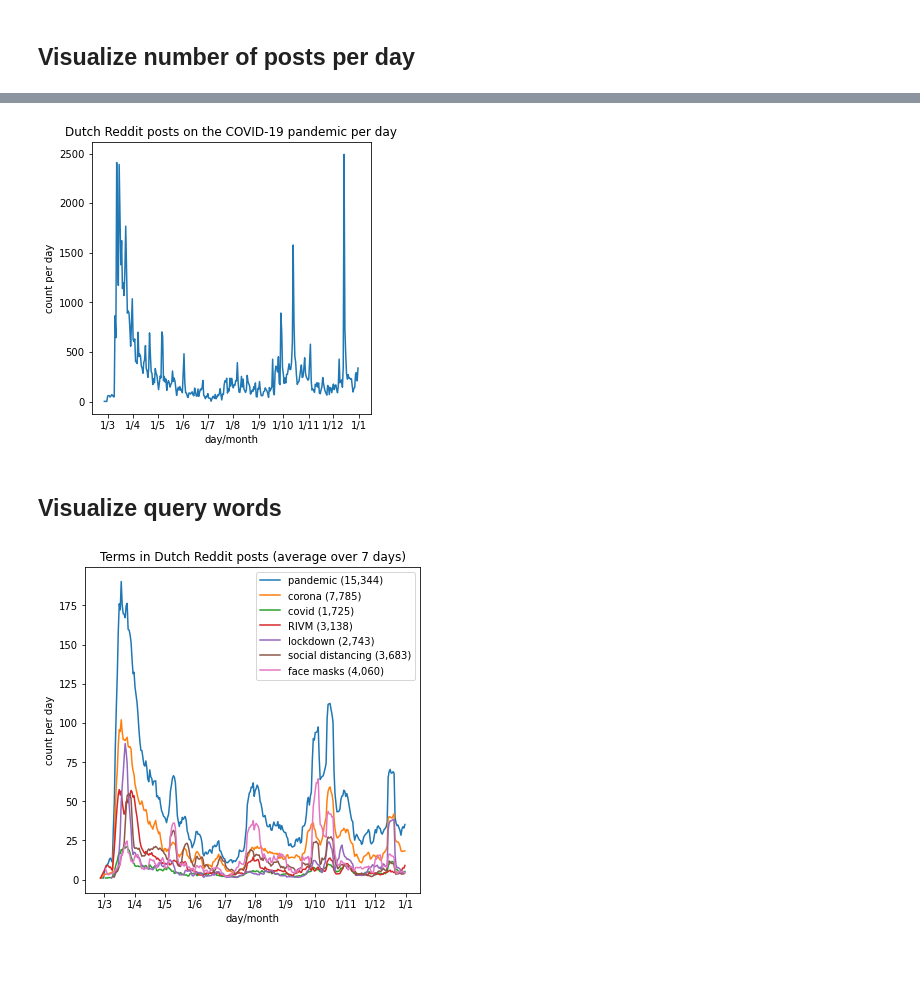
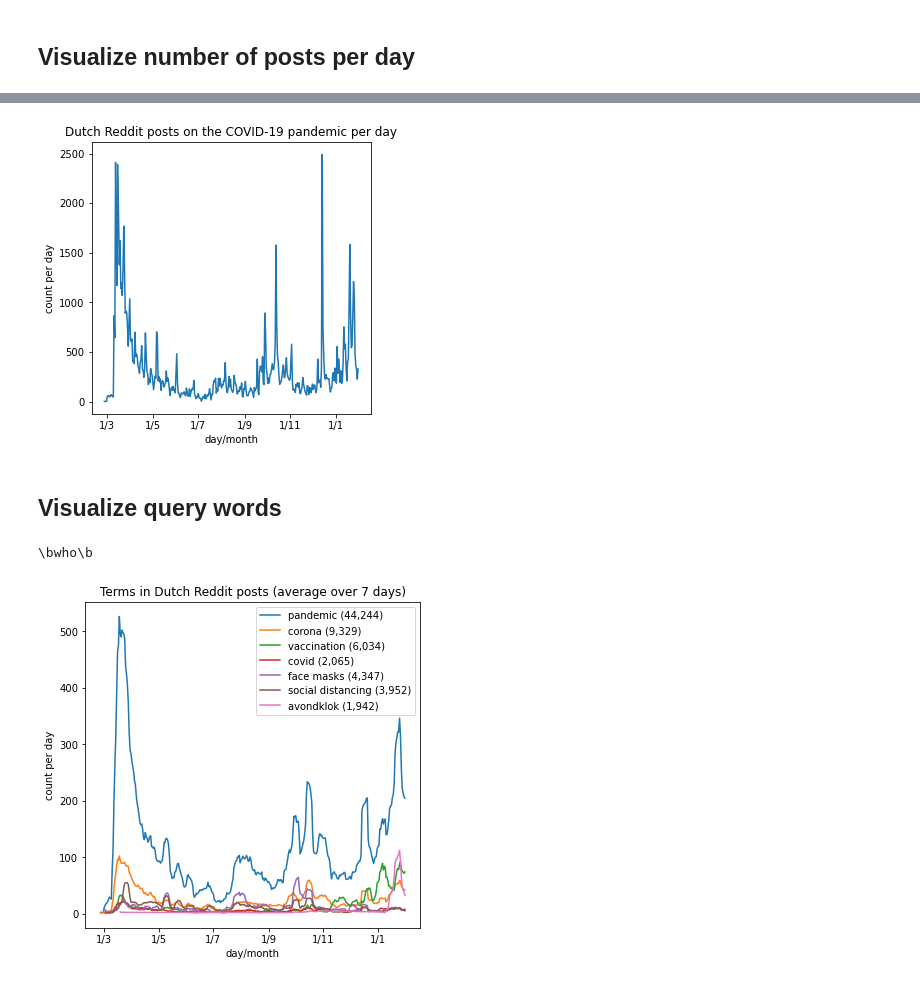
Before and after one commit to puregome/notebooks, a Jupyter notebook: reddit.ipynb, the cells around one changed output, grey strips where cells are left out. Saved outputs shown, nothing was run; the diff lists cells and outputs as text; code cells hidden in the pictures.

```diff
--- a/reddit.ipynb
+++ b/reddit.ipynb
@@ -179,7 +163,7 @@ dates = {f:len(groups[f]) for f in groups}
 from pandas.plotting import register_matplotlib_converters
 register_matplotlib_converters()
 # %%
-lastMonth = "202101"
+lastMonth = "202102"
 # %%
 DATEFORMATDAY = "%Y%m%d"
 PLOTFILENAME = "frequency-reddit.png"
@@ -197,26 +181,36 @@ plt.title("Dutch Reddit posts on the COVID-19 pandemic per day")
 plt.savefig(PLOTFILENAME)
 plt.show()
 # %% [output]
-[figure, old version]
+[figure, new version]
 # %% [markdown]
 ## Visualize query words
 # %%
 TOPIC = "topic"
 DISTANCE = "distance"
 LOCKDOWN = "lockdown"
-QUERYLIST = ("corona covid mondkapje rivm blijfthuis houvol huisarts flattenthecurve "+TOPIC+" "+DISTANCE+" "+LOCKDOWN).split()
+WHO = r'\bwho\b'
+QUERYLIST = f"corona covid mondkapje rivm blijfthuis houvol huisarts flattenthecurve {TOPIC} {DISTANCE} {LOCKDOWN} pandemic vaccin avondklok {WHO}".split()
 TOPICQUERY = "corona|covid|mondkapje|rivm|blijfthuis|houvol|huisarts|flattenthecurve"
+PANDEMICQUERY = "|".join([TOPICQUERY, r'virus|besmet|ziekenhui|\bic\b|intensive.care|^zorg|vaccin|[^ad]arts|uitbraak|uitbrak|pandemie|ggd|'+
+                                      r'mondkapje|quarantaine|\bwho\b|avondklok|variant|verple|sympto|e.golf|mutant|^omt$|umc|hcq|'+
+                                      r'hydroxychloroquine|virolo|zkh|oversterfte|patiënt|patient|intensivist|🦠|ivermectin'])
+VACCINQUERY = "vaccin|ingeënt|ingeent|inent|prik|spuit|bijwerking|-->|💉|pfizer|moderna|astrazeneca|astra|zeneca|novavax|biontech"
+TESTQUERY = r'\btest|getest|sneltest|pcr'
 DISTANCEQUERY = "1[.,]5[ -]*m|afstand.*hou|hou.*afstand|anderhalve[ -]*meter"
 LOCKDOWNQUERY = "lock.down|lockdown"
 TOTAL = "total"
 TEXT = "text"
+PANDEMIC = "pandemic"
 
 queryCounts ={}
 for query in QUERYLIST:
+    squeal(query)
     queryCounts[query] = {}
     if query == TOPIC: querySearch = TOPICQUERY
     elif query == DISTANCE: querySearch = DISTANCEQUERY
     elif query == LOCKDOWN: querySearch = LOCKDOWNQUERY
+    elif query == "vaccin": querySearch = VACCINQUERY
+    elif query == PANDEMIC: querySearch = "|".join([PANDEMICQUERY, TESTQUERY, VACCINQUERY, LOCKDOWNQUERY, DISTANCEQUERY])
     else: querySearch = query
     for post in posts:
         text = post[TEXT]
@@ -234,6 +228,8 @@ for post in posts:
 totals = {}
 for query in QUERYLIST+[TOTAL]:
     totals[query] = sum(queryCounts[query].values())
+# %% [output]
+\bwho\b
 # %%
 def movingAverage(numberList,size):
     newList = []
@@ -270,30 +266,31 @@ def makeLabel(name,count):
     if name == TOPIC: label = "pandemic"
     elif name == DISTANCE: label = "social distancing"
     elif name == "rivm": label = "RIVM"
+    elif name == "vaccin": label = "vaccination"
     elif name == "mondkapje": label = "face masks"
     else: label = name
     return(label+" ("+prettyPrintNumber(count)+")")
 # %%
 INITDAYSSKIPPED = 0
 PLOTFILENAME = "term-frequency-reddit.png"
-PLOTTOPICS = [TOPIC,"corona","covid","rivm",LOCKDOWN,DISTANCE,"mondkapje"]
+PLOTTOPICS = [PANDEMIC, "corona", "vaccin", "covid", "mondkapje", DISTANCE, "avondklok"]
 
 fig,ax = plt.subplots(figsize=(6,6))
 for query in PLOTTOPICS:
     try:
         x = [datetime.datetime.strptime(d,DATEFORMATDAY) for d in queryCounts7[query] if d < UNTILDATE][INITDAYSSKIPPED:]
         y = [queryCounts7[query][d] for d in queryCounts7[query] if d < UNTILDATE][INITDAYSSKIPPED:]
         plt.plot_date(x,y,fmt="-",label=makeLabel(query,totals[query]))
     except: pass
 plt.xlabel("day/month")
 plt.ylabel("count per day")
 plt.title(f"Terms in Dutch Reddit posts (average over {WEEKSIZE} days)")
 plt.legend()
 ax.xaxis.set_major_formatter(mdates.DateFormatter("%-d/%-m"))
 plt.savefig(PLOTFILENAME)
 plt.show()
 # %% [output]
-[figure, old version]
+[figure, new version]
 # %%
 NBROFCOMBINEDITEMS = 7
 
```
Also changed, not shown: parts of 17 cells of this notebook, 1 other file.
